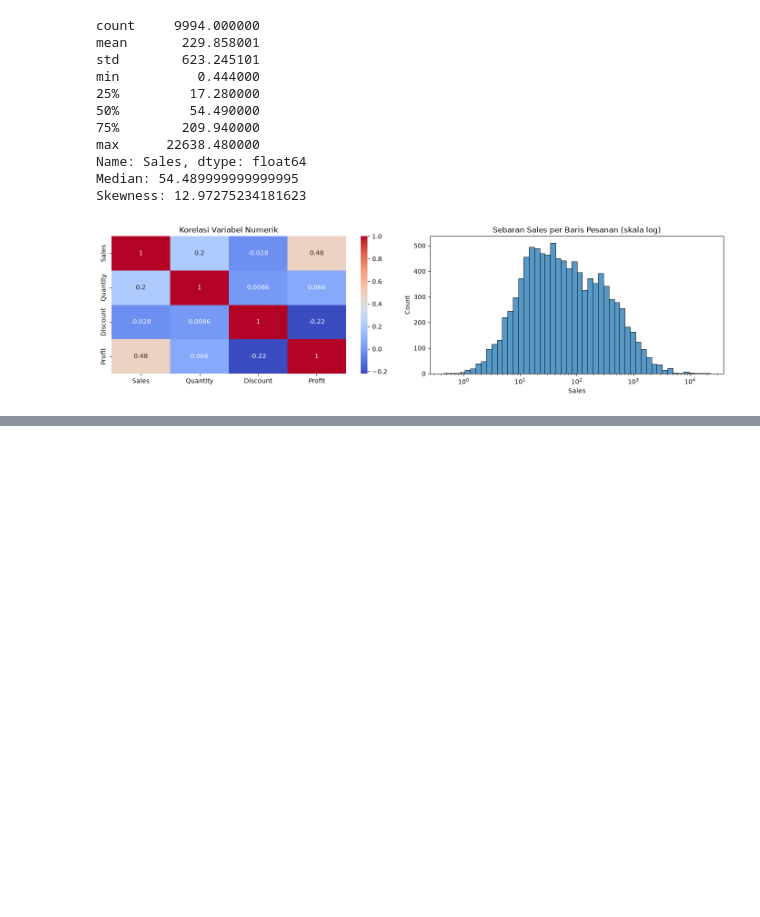
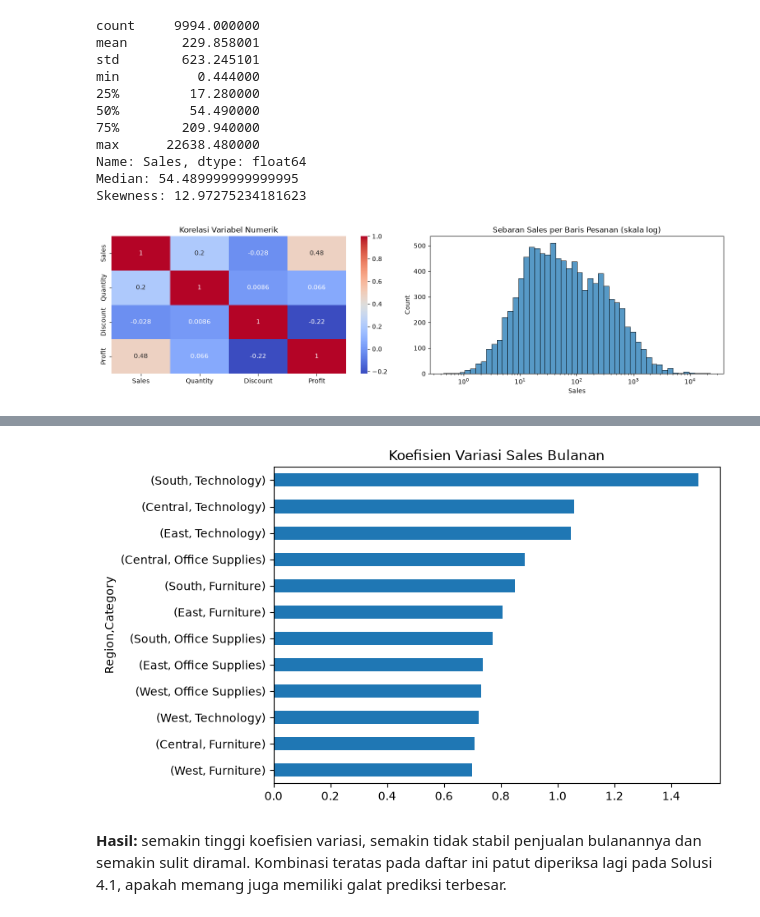
Before and after one commit to jagadhita28/superstore-sales-forecasting, a Jupyter notebook: notebooks/superstore-sales-forecasting.ipynb, the cells around one changed output, grey strips where cells are left out. Drawn from its saved outputs; the diff is of its cells as text; code cells hidden in the pictures; blank space fills up the shorter version.

```diff
--- a/notebooks/superstore-sales-forecasting.ipynb
+++ b/notebooks/superstore-sales-forecasting.ipynb
@@ -430,0 +552,6 @@ plt.show()
+# %%
+lebar = (demand_src.groupby(["Region", "Category", "Year_Month"])["Sales"].sum()
+    .unstack("Year_Month").fillna(0))
+# %%
+cv = (lebar.std(axis=1) / lebar.mean(axis=1)).sort_values(ascending=False)
+print(cv.round(3))
@@ -430,0 +573,7 @@ plt.show()
+# %%
+cv.sort_values().plot(kind="barh", figsize=(7, 5), title=("Koefisien Variasi Sales Bulanan"))
+plt.show()
+# %% [output]
+[figure, added]
+# %% [markdown]
+**Hasil:** semakin tinggi koefisien variasi, semakin tidak stabil penjualan bulanannya dan semakin sulit diramal. Kombinasi teratas pada daftar ini patut diperiksa lagi pada Solusi 4.1, apakah memang juga memiliki galat prediksi terbesar.
```
Also changed, not shown: parts of 21 cells of this notebook.
